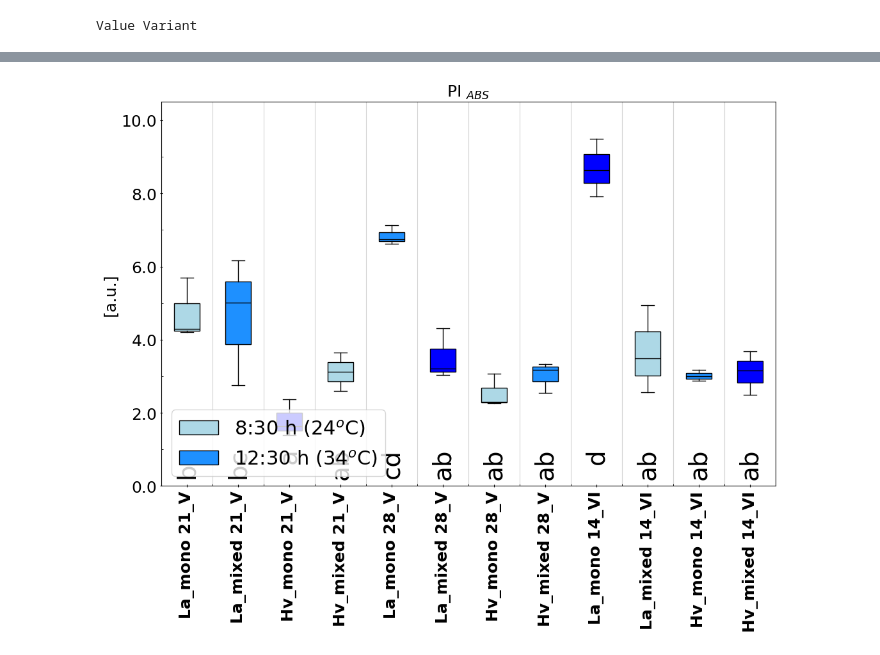
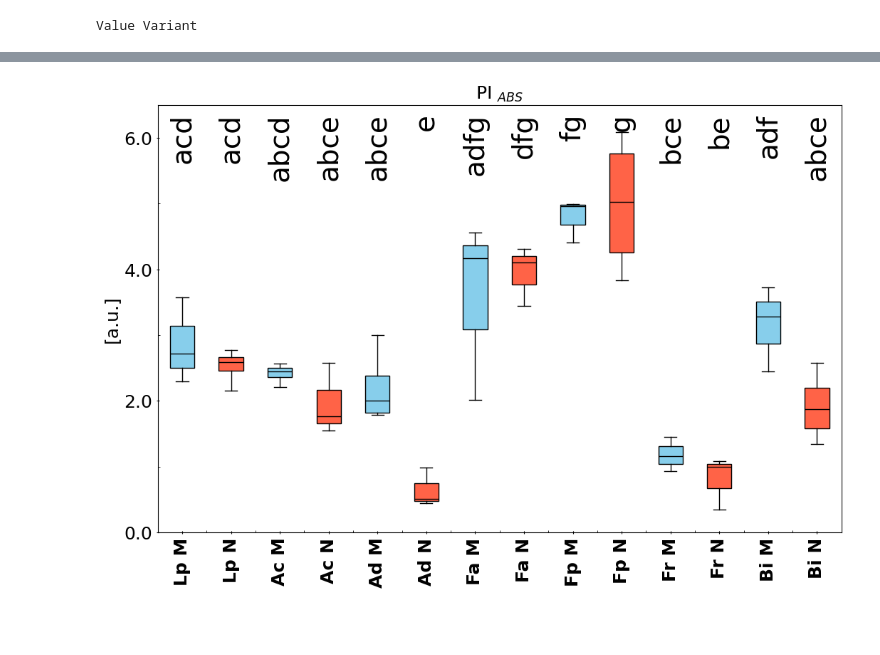
Before and after one commit to MKolaksazov/Data-Science, a Jupyter notebook: Colab code (graphs)/New_250526_Fluorescence_Parameters_Tukey_test_letters.ipynb, the cells around one changed output, grey strips where cells are left out. Drawn from its saved outputs; the diff is of its cells as text; code cells hidden in the pictures; blank space fills up the shorter version.

```diff
--- a/Colab code (graphs)/New_250526_Fluorescence_Parameters_Tukey_test_letters.ipynb
+++ b/Colab code (graphs)/New_250526_Fluorescence_Parameters_Tukey_test_letters.ipynb
@@ -66,3 +99,18 @@ csv_file
+# %%
+def try_read_csv(delimiter):
+    df = pd.read_csv(csv_file, delimiter=delimiter, decimal='.', nrows=1, skiprows=5)
+    if df.columns[0] != 'index':
+        raise pd.errors.ParserError("Incorrect delimiter")
+    return pd.read_csv(csv_file, delimiter=delimiter, decimal='.', skiprows=5, encoding='utf-8')  # Връща df, ако делимитерът е правилен
+# %%
+for delimiter in [';', '\t', ',']:
+    try:
+        df = try_read_csv(delimiter)
+        break  # Излиза от цикъла, ако е намерен правилния делимитер
+    except pd.errors.ParserError:
+        pass  # Преминава към следващия делимитер
+else:
+    raise pd.errors.ParserError("Could not determine delimiter")  # Хвърля грешка, ако никой от делимитерите не е правилен
 # %%
 # обработка на csv файла, така че да се преобразува във вида, подходящ за ползване от кода
 df.set_index('index', inplace=True)
@@ -542,9 +581,9 @@ def draw_letters(y, follow_bars=False, bplt=0, fsize=10, rotation=0):
 
   for i, grp in enumerate(pd.unique(data[variant].values)):   #I loop through the groups to make the scatters and figure out the axis labels.
       if follow_bars:
-        y_pos = data[data[variant] == grp][value].max() + y * -0.01
+        y_pos = data[data[variant] == grp][value].max() + y * 0.91
       else:
-        y_pos = y * 0.098 #y_pos = ax.get_ylim()[1]*1
+        y_pos = y * 0.98 #y_pos = ax.get_ylim()[1]*1
       ax.text(i*1.+bplt, y_pos, new_ltr[i],
               rotation=rotation, fontsize=fsize, verticalalignment='top', horizontalalignment='center')
 # %%
@@ -582,12 +621,12 @@ bp_dict = data.boxplot(column=col_for_data, by=sorting_labels, ax=ax, fontsize=1
             )
 draw_letters(y_height, False, 1, fsize=28, rotation=90)
 
-fill_colors = ['blue', 'dodgerblue', 'lightblue']
+fill_colors = ['tomato', 'skyblue', 'navy' ] # cwetowe
 colors = ['white', 'yellowgreen', ]#'blue', 'dodgerblue']
 children = []
 
 for b in range(22):
-  for a in range(3):
+  for a in range(2): # broj cwetowe
     repeated = np.tile(np.concatenate([np.repeat(i, j) for i, j
                                        # the median line
           in zip([fill_colors[a], 'black', 'black', 'black'], [1, 4, 1, 1])]), 1)
@@ -601,47 +640,62 @@ for patch, color in zip(bp_dict.get_children(), colors):
     patch.set(facecolor = color)
 
 # OJIP graph
-children = [bp_dict.get_children()[0], bp_dict.get_children()[7],]
+children = [bp_dict.get_children()[0], bp_dict.get_children()[7], bp_dict.get_children()[14], ]
 #            bp_dict.get_children()[14], bp_dict.get_children()[28]]
-
-labels1=['$\it{L. albus}$ mono', '$\it{L. albus}$ mixed',
-        '$\it{H. vulgare}$ mono', '$\it{H. vulgare}$ mixed']
-
-labels=['8:30 h (24$^{o}$C)', '12:30 h (34$^{o}$C)']
 
 #ax.set_xticklabels([i[5:] for i in group_order], fontsize=24, style='normal', weight='bold', rotation=90)
 ax.set_xticks(np.arange(1., 1.*(len(group_order) + 1), 1.), labels=group_order, fontsize=12)
 #[i[:2] for i in group_order[::2]]
 ax.set_xticklabels(group_order, fontsize=18, style='normal', weight='bold', rotation=90)
 
 plt.ylim(ymax=y_height)
 ax.set_yticks(y_ticks)
 ax.set_yticklabels(y_ticks, fontsize=18, rotation=0)
 ax.set_ylabel(y_label, fontsize=18)
 
 ax.set(title='', ylabel=y_label, xlabel='')
 ax.set_title(title_main, fontsize=18, rotation=0)
+""""""
+#labels = ['8:30 h (20 $^o$C)', '12:30 h (30 $^o$C)', ]
+labels = ['24.IV (before c.s.)', '28.IV (after c.s.)', ]
+# OJIP graph
 
-# OJIP graph
-ax.legend(handles=children, labels=labels,
-          loc='lower left', fontsize=22)
+#ax.legend(handles=children, labels=labels,
+#          loc='lower center', fontsize=22)
 
 from matplotlib.ticker import (MultipleLocator, AutoMinorLocator)
 minor_locator = AutoMinorLocator(2)
 ax.xaxis.set_minor_locator(minor_locator)
 
 # minor ticks
 from matplotlib.ticker import (MultipleLocator, AutoMinorLocator)
 ax.yaxis.set_minor_locator(MultipleLocator(y_dist/2))
 ax.tick_params(which="major", direction="inout")
 ax.tick_params(which="minor", direction="in")
 
+# Етикети за X оста
+#fertilization_labels = ["A", "B", "D", "F", "G", ]
+
+  #['L. albus mono', 'L. albus mixed', 'V. faba mono', 'V. faba mixed', 'T. aestivum mono', 'T. aestivum + V. faba', 'T. aestivum + L. albus']
+ax.set_xticks(np.arange(1, len(group_order)+1, 1))
+ax.set_xticklabels(group_order, size=18, rotation=90, ha='center')
+"""
+# Добавяне на вертикални линии, които да разделят групите по Irrigation
+for i in range(0, 5):
+    ax.axvline(x=2.5 + i*2, color='lightgray', linestyle='-', linewidth=1)
+
+# Добавяне на текстови етикети за Irrigation
+kwargs = {'size': 18, 'ha': 'center', 'va': 'center', 'transform': ax.get_xaxis_transform()}
+ax.text(2, -.125, '0% Irrigation', **kwargs)
+ax.text(5, -.125, '50% Irrigation', **kwargs)
+ax.text(8, -.125, '100% Irrigation', **kwargs)
+"""
 # OJIP graph
 plt.grid(False)
 ax.yaxis.grid(False)
-ax.xaxis.grid(True, linestyle='-', which='minor', color='lightgrey', alpha=1)
+#ax.xaxis.grid(True, linestyle='-', which='minor', color='lightgrey', alpha=1)
 fig.suptitle('')
 fig.savefig(str(indexes.index(parameter)) +  '_' + ('_').join(parameter.split('/')) + '_' + csv_file.split('.')[0] + '.jpg',
             dpi=600, bbox_inches='tight')
 # %% [output]
-[figure, old version]
+[figure, new version]
```
Also changed, not shown: parts of 18 cells of this notebook.
